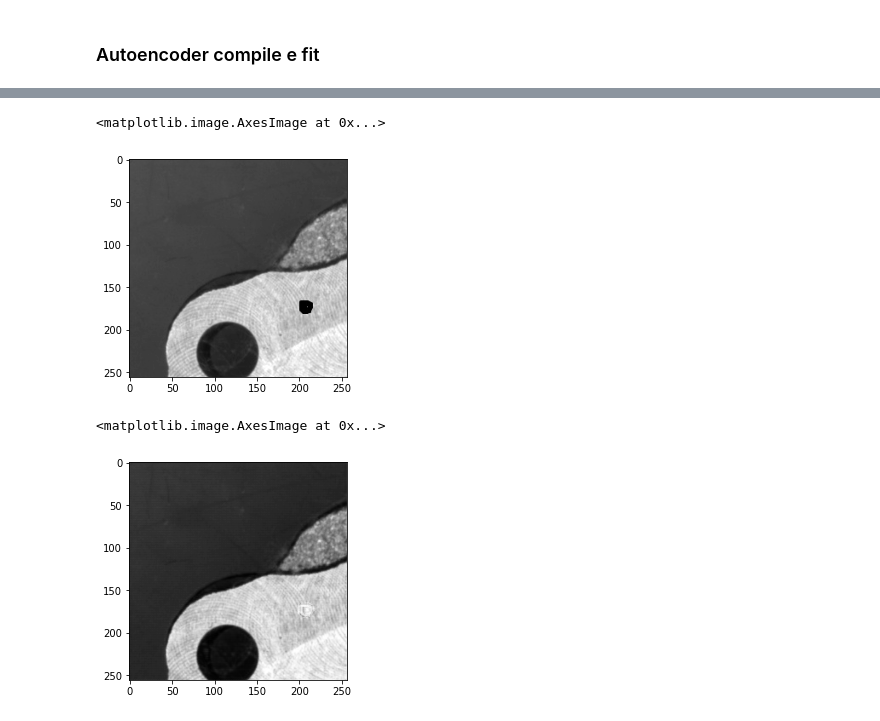
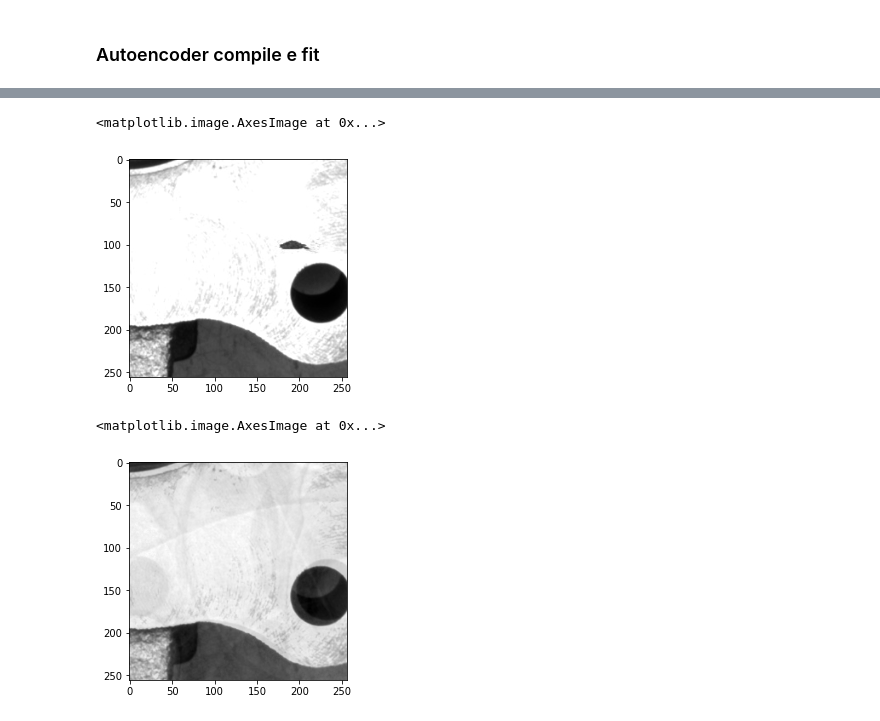
Before and after one commit to DragoneKTM/Industry_lab, a Jupyter notebook: Notebooks/Part2_training.ipynb, the cells around one changed output, grey strips where cells are left out. Drawn from its saved outputs; the diff is of its cells as text; code cells hidden in the pictures.

Commit message:
Fully connected autoencoder fixed

```diff
--- a/Notebooks/Part2_training.ipynb
+++ b/Notebooks/Part2_training.ipynb
@@ -125,0 +133,12 @@ decoder.add(tf.keras.layers.Reshape((256,256,1)))
+# %%
+IMG_SHAPE = X_train_NOproblem.shape[1:]
+encoder, decoder = build_autoencoder(IMG_SHAPE, 32)
+
+inp = Input(IMG_SHAPE)
+code = encoder(inp)
+reconstruction = decoder(code)
+
+autoencoder = Model(inp,reconstruction)
+autoencoder.compile(optimizer='adamax', loss='mse')
+
+print(autoencoder.summary())
@@ -126,6 +162,2 @@ decoder.add(tf.keras.layers.Reshape((256,256,1)))
 # %% [markdown]
 ### Autoencoder compile e fit
-# %%
-autoencoder = tf.keras.Model(inputs, outputs)
-optimizer = tf.keras.optimizers.Adam(lr = 0.0005)
-autoencoder.compile(optimizer=optimizer, loss="mse")
@@ -173,16 +207,16 @@ Epoch 500/500
 # %%
-imgNOK = cv.imread("/problemi/OK_0-0.jpg", cv.IMREAD_GRAYSCALE)
+imgNOK = cv.imread("/NOK_11-14.jpg", cv.IMREAD_GRAYSCALE)
 imgNOK = imgNOK.astype('float32') / 255.
 imgNOK = np.expand_dims(imgNOK, -1)
 imgNOK = np.expand_dims(imgNOK, 0)
-NOKimg = autoencoder.predict(imgNOK)
+SISimg = autoencoder.predict(imgNOK)
 # %%
 plt.imshow(np.squeeze(imgNOK[0], -1), cmap="gray")
 # %% [output]
 <matplotlib.image.AxesImage at 0x...>
-[figure, old version]
+[figure, new version]
 # %%
-plt.imshow(np.squeeze(NOKimg[0], -1), cmap="gray")
+plt.imshow(np.squeeze(SISimg[0], -1), cmap="gray")
 # %% [output]
 <matplotlib.image.AxesImage at 0x...>
-[figure, old version]
+[figure, new version]
```
Also changed, not shown: parts of 5 cells of this notebook.
